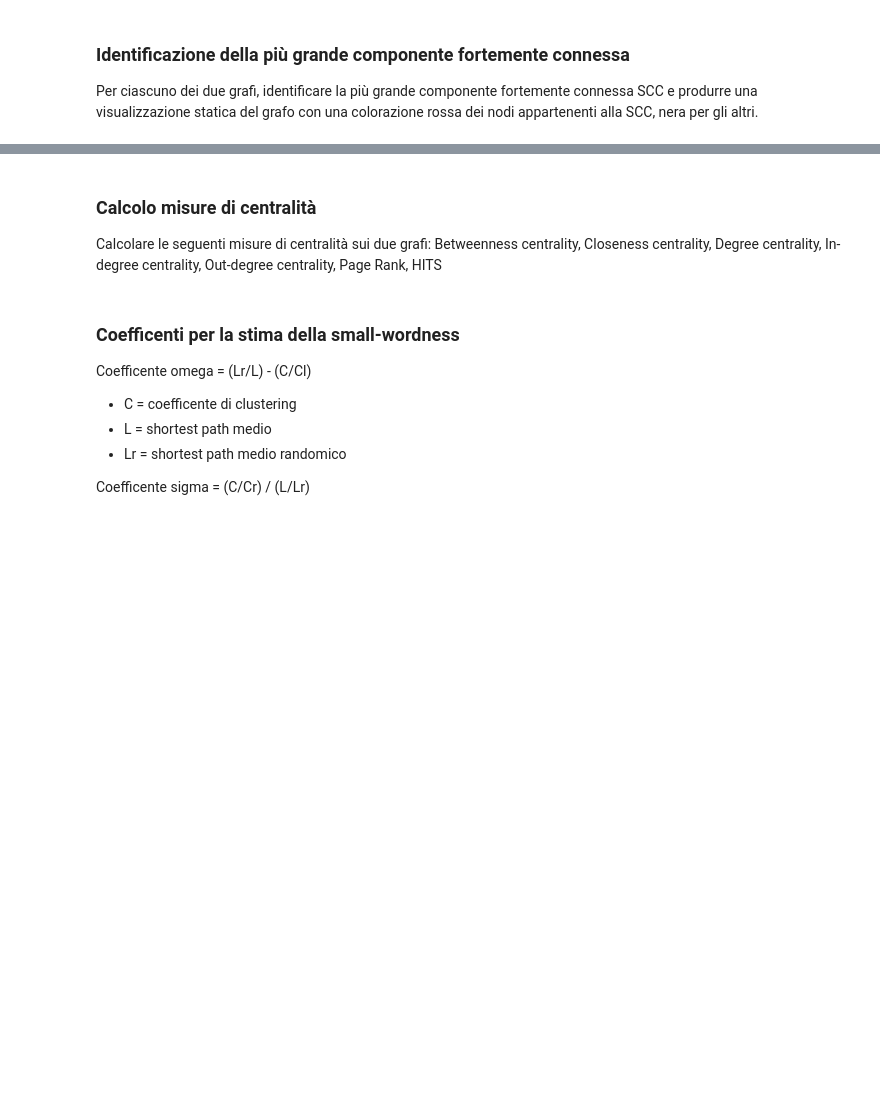
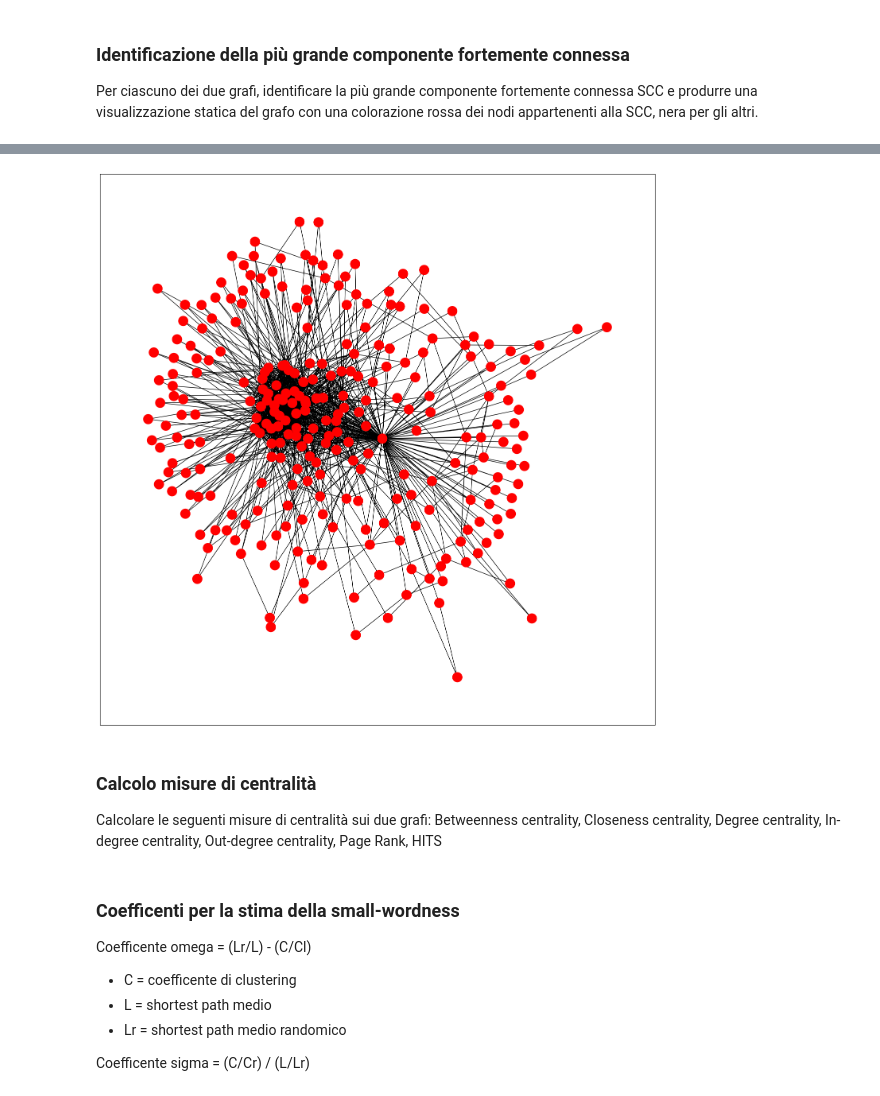
Before and after one commit to TheCancia22/Social-Computing-Project-1-2, a Jupyter notebook: progetto.ipynb, the cells around one changed output, grey strips where cells are left out. Drawn from its saved outputs; the diff is of its cells as text; code cells hidden in the pictures; blank space fills up the shorter version.

```diff
--- a/progetto.ipynb
+++ b/progetto.ipynb
@@ -438,3 +434,24 @@ plt.savefig(out_folder+"/graphSCC.pdf")
+# %%
+#identifico la SCC più grande
+largest = max(nx.connected_components(graph_preferential), key=len)
+
+#specifico una color map, per mappare il colore di ogni nodo come specificato nel testo
+color_map=[]
+for node in graph_preferential:
+    if node in largest:
+        #se il nodo fa parte della SCC più grande lo coloro di rosso
+        color_map.append('red')
+    else:
+        #senno di nero
+        color_map.append('black')
+
+#specifico la dimensione della figura, per avere un grafo ben visibile e grande
+plt.figure(figsize=(18,18))
+#funzione per disegnare dove utilizzo la color map creata prima
+nx.draw_networkx(graph_preferential, node_color = color_map, with_labels = False)
+plt.savefig(out_folder+"/graph_preferentail_SCC.pdf")
+# %% [output]
+[figure, added]
 # %% [markdown]
 ### Calcolo misure di centralità
 Calcolare le seguenti misure di centralità sui due grafi: Betweenness centrality, Closeness centrality, Degree centrality, In-degree centrality, Out-degree centrality, Page Rank, HITS
```
Also changed, not shown: parts of 7 cells of this notebook, 4 other files.
